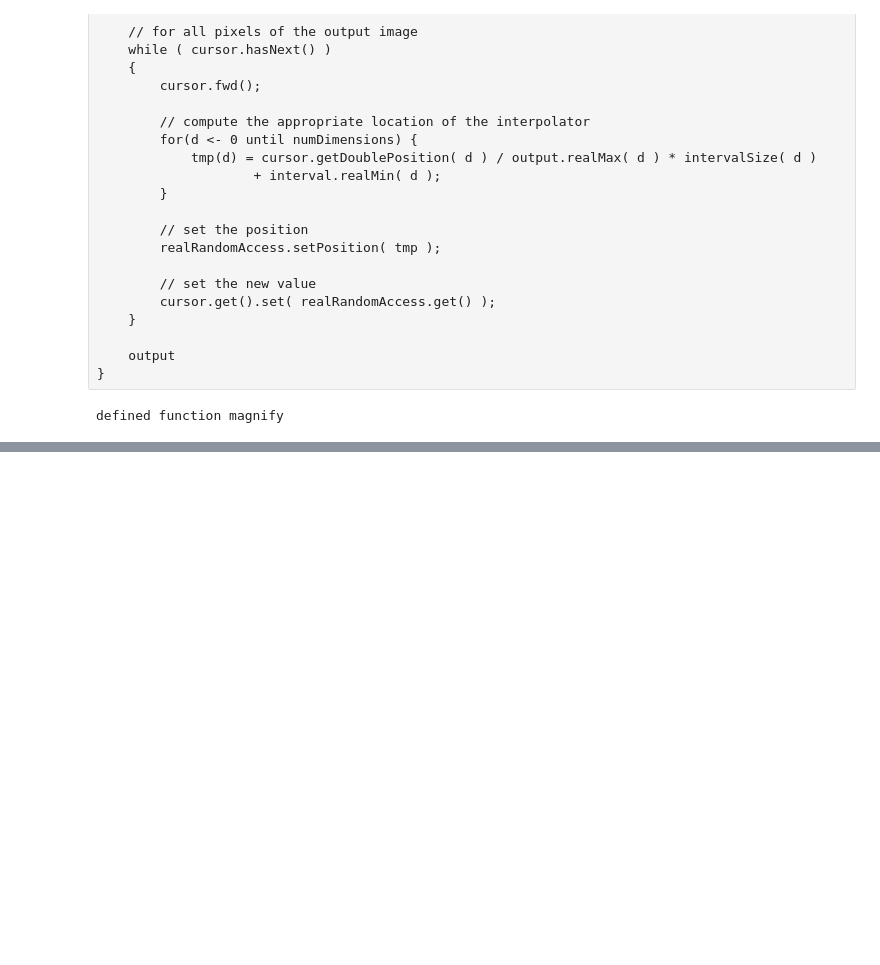
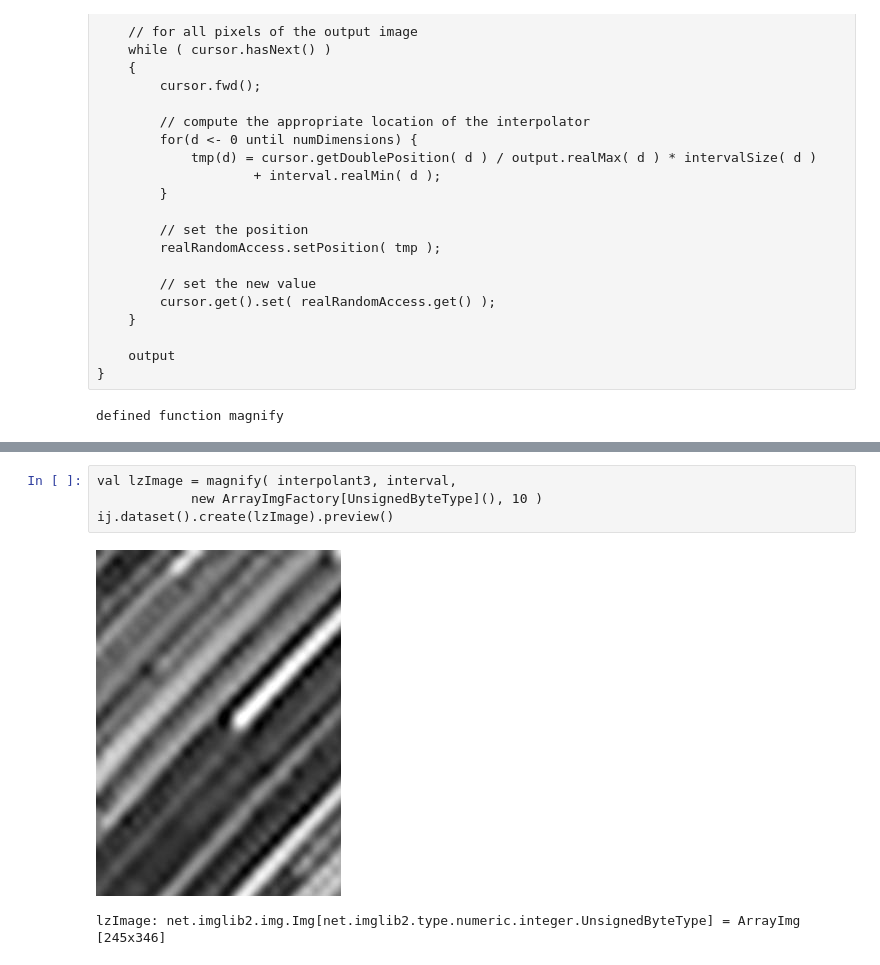
Before and after one commit to 4Quant/ImgLib2-Notebooks, a Jupyter notebook: Zoom-Interpolate.ipynb, the cells around one changed output, grey strips where cells are left out. Drawn from its saved outputs; the diff is of its cells as text; blank space fills up the shorter version.

```diff
--- a/Zoom-Interpolate.ipynb
+++ b/Zoom-Interpolate.ipynb
@@ -361,0 +252,7 @@ Error:
+# %%
+val lzImage = magnify( interpolant3, interval,
+			new ArrayImgFactory[UnsignedByteType](), 10 )
+ij.dataset().create(lzImage).preview()
+# %% [output]
+[figure, added]
+lzImage: net.imglib2.img.Img[net.imglib2.type.numeric.integer.UnsignedByteType] = ArrayImg [245x346]
```
Also changed, not shown: parts of 11 cells of this notebook, 1 other file.
